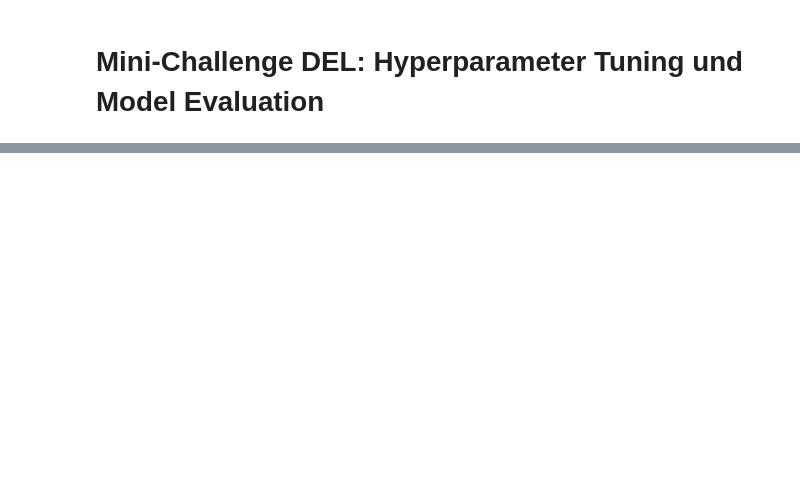
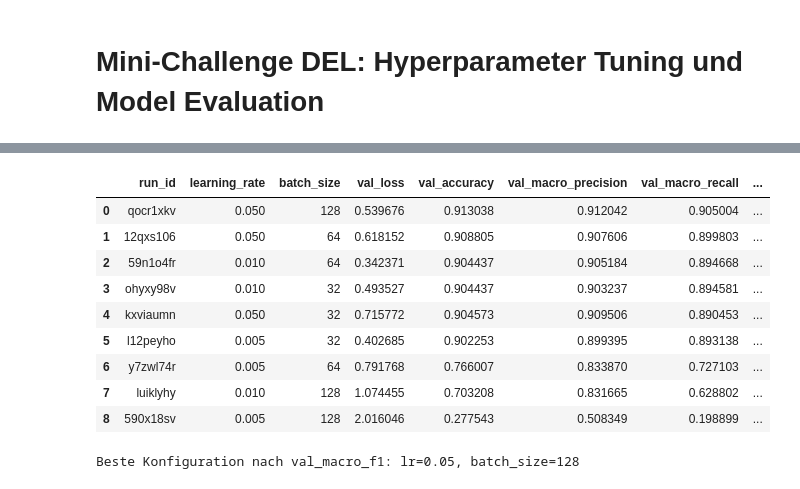
Before and after one commit to HorusXIV/DEL, a Jupyter notebook: notebooks/del_report.ipynb, the cells around one changed output, grey strips where cells are left out. Saved outputs shown, nothing was run; the diff lists cells and outputs as text; code cells hidden in the pictures; blank space fills up the shorter version.

```diff
--- a/notebooks/del_report.ipynb
+++ b/notebooks/del_report.ipynb
@@ -413 +459,51 @@ tuning_result_df.head()
+# %%
+# Build one-row-per-run summary from tuning_result_df (last logged epoch per run)
+tuning_df = (
+    tuning_result_df
+    .sort_values(["run_id", "_step"])
+    .groupby("run_id", as_index=False)
+    .tail(1)
+    .loc[:, [
+        "run_id",
+        "learning_rate",
+        "batch_size",
+        "val/loss",
+        "val/accuracy",
+        "val/macro_precision",
+        "val/macro_recall",
+        "val/macro_f1",
+    ]]
+    .rename(columns={
+        "val/loss": "val_loss",
+        "val/accuracy": "val_accuracy",
+        "val/macro_precision": "val_macro_precision",
+        "val/macro_recall": "val_macro_recall",
+        "val/macro_f1": "val_macro_f1",
+    })
+    .copy()
+)
+
+# Parse lr/bs strings like "lr0.01", "bs64"
+tuning_df["learning_rate"] = tuning_df["learning_rate"].str.replace("lr", "", regex=False).astype(float)
+tuning_df["batch_size"] = tuning_df["batch_size"].str.replace("bs", "", regex=False).astype(int)
+
+tuning_df = tuning_df.sort_values("val_macro_f1", ascending=False).reset_index(drop=True)
+display(tuning_df)
+
+best_cfg = tuning_df.iloc[0]
+best_lr = float(best_cfg["learning_rate"])
+best_bs = int(best_cfg["batch_size"])
+print(f"Beste Konfiguration nach val_macro_f1: lr={best_lr}, batch_size={best_bs}")
+# %% [output]
+|  | run_id | learning_rate | batch_size | val_loss | val_accuracy | val_macro_precision | val_macro_recall | ... |
+| 0 | qocr1xkv | 0.050 | 128 | 0.539676 | 0.913038 | 0.912042 | 0.905004 | ... |
+| 1 | 12qxs106 | 0.050 | 64 | 0.618152 | 0.908805 | 0.907606 | 0.899803 | ... |
+| 2 | 59n1o4fr | 0.010 | 64 | 0.342371 | 0.904437 | 0.905184 | 0.894668 | ... |
+| 3 | ohyxy98v | 0.010 | 32 | 0.493527 | 0.904437 | 0.903237 | 0.894581 | ... |
+| 4 | kxviaumn | 0.050 | 32 | 0.715772 | 0.904573 | 0.909506 | 0.890453 | ... |
+| 5 | l12peyho | 0.005 | 32 | 0.402685 | 0.902253 | 0.899395 | 0.893138 | ... |
+| 6 | y7zwl74r | 0.005 | 64 | 0.791768 | 0.766007 | 0.833870 | 0.727103 | ... |
+| 7 | luiklyhy | 0.010 | 128 | 1.074455 | 0.703208 | 0.831665 | 0.628802 | ... |
+| 8 | 590x18sv | 0.005 | 128 | 2.016046 | 0.277543 | 0.508349 | 0.198899 | ... |
+Beste Konfiguration nach val_macro_f1: lr=0.05, batch_size=128
 # %%
```
Also changed, not shown: parts of 35 cells of this notebook, 1 other file.
